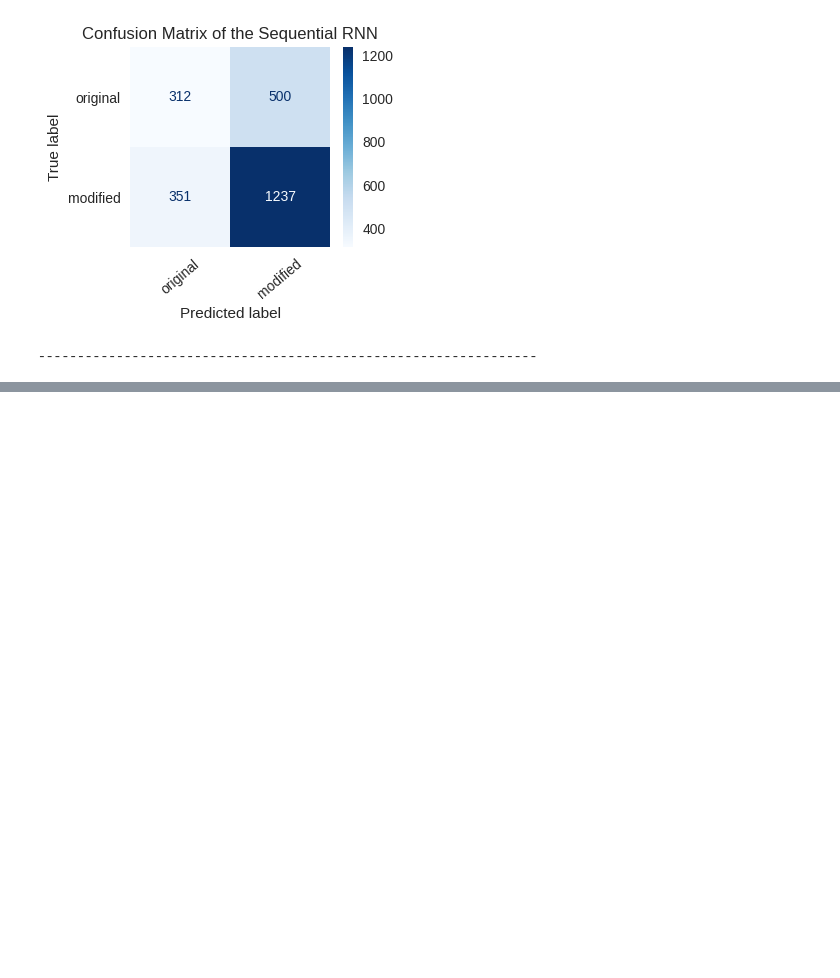
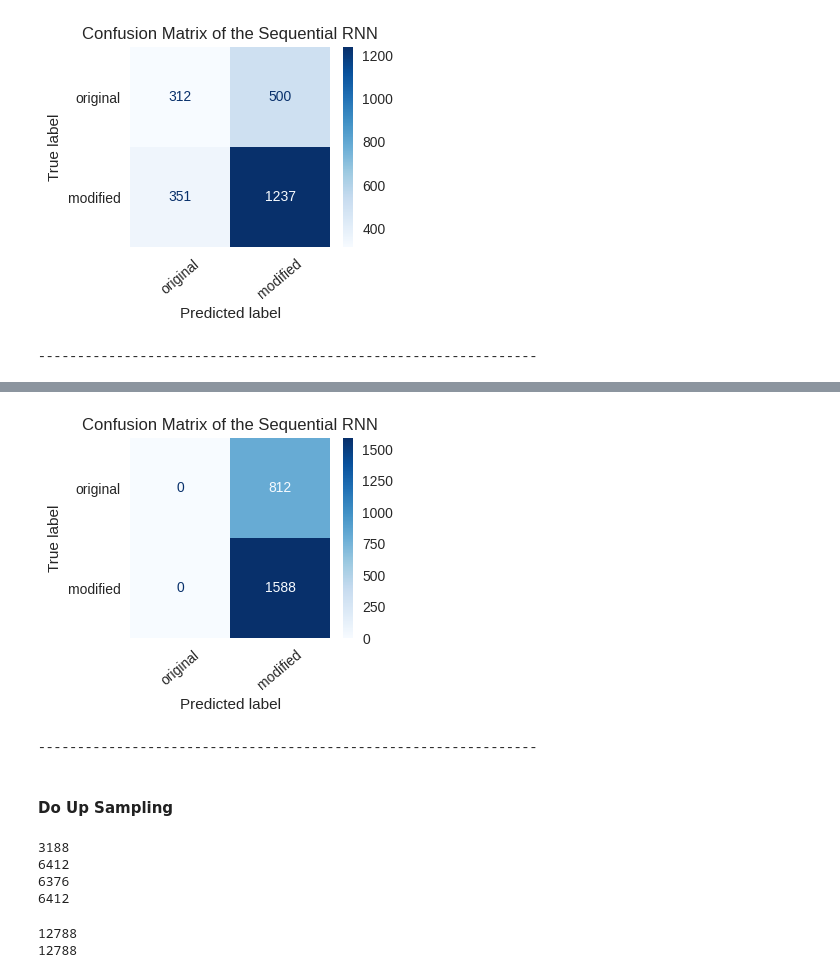
Before and after one commit to dario-x/Deep_Fake_Detection, a Jupyter notebook: main.ipynb, the cells around one changed output, grey strips where cells are left out. Drawn from its saved outputs; the diff is of its cells as text; code cells hidden in the pictures; blank space fills up the shorter version.

```diff
--- a/main.ipynb
+++ b/main.ipynb
@@ -430,0 +456,6 @@ Accuracy Score: 0.65
+# %%
+test_loss = model.evaluate(testX, testY)
+predictions = model.predict(testX)
+Y_hat = np.argmax(predictions, axis = 1)
+visualize_prediction(testY, Y_hat, "Sequential RNN")
+# %% [output]
@@ -430,0 +465,27 @@ Accuracy Score: 0.65
+[figure, added]
+----------------------------------------------------------------
+# %% [markdown]
+#### Do Up Sampling
+# %%
+print(len(np.where(trainY==0)[0]))
+print(len(np.where(trainY==1)[0]))
+additional_X_data = trainX[np.where(trainY==0)[0]]
+additional_Y_data = trainY[np.where(trainY==0)[0]]
+trainY = np.append(trainY, additional_Y_data)
+trainX = np.append(trainX, additional_X_data, axis=0)
+print(len(np.where(trainY==0)[0]))
+print(len(np.where(trainY==1)[0]))
+# %% [output]
+3188
+6412
+6376
+6412
+# %%
+
+from sklearn.utils import shuffle
+trainX, trainY = shuffle(trainX, trainY)
+print(len(trainX))
+print(len(trainY))
+# %% [output]
+12788
+12788
```
Also changed, not shown: parts of 17 cells of this notebook.
